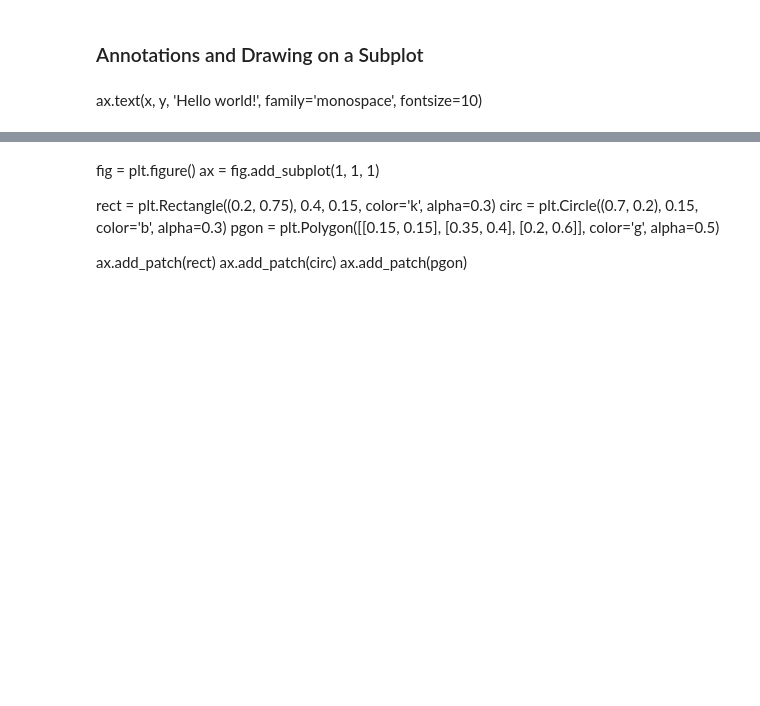
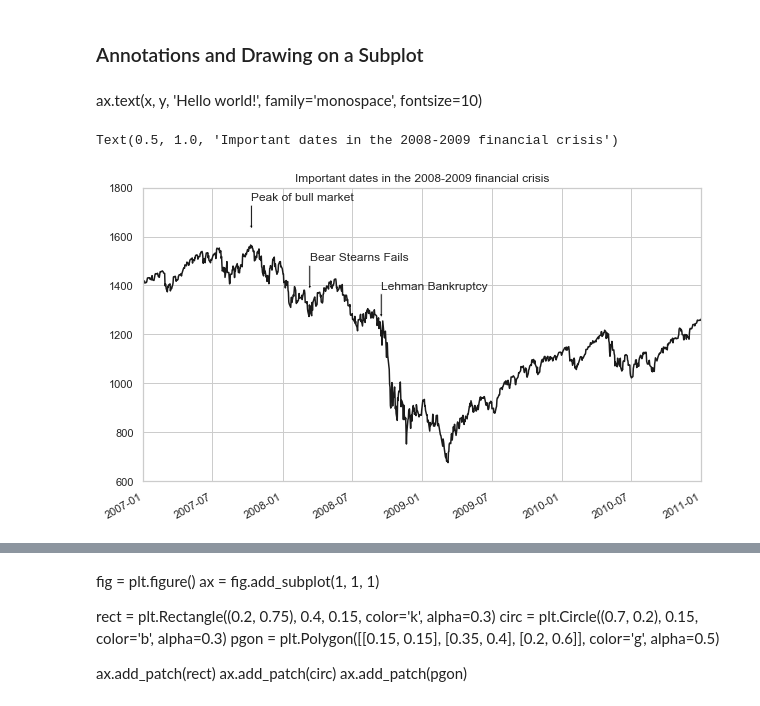
Before and after one commit to salmonofdoubt/MOOC, a Jupyter notebook: DA_OREILLY/CH08_PLOTTING_VISUALIZATION/ADV-plotting-visualization.ipynb, the cells around one changed output, grey strips where cells are left out. Cells and saved outputs as stored; diff of their text form; code cells hidden in the pictures; blank space fills up the shorter version.

```diff
--- a/DA_OREILLY/CH08_PLOTTING_VISUALIZATION/ADV-plotting-visualization.ipynb
+++ b/DA_OREILLY/CH08_PLOTTING_VISUALIZATION/ADV-plotting-visualization.ipynb
@@ -121,31 +197,34 @@ ax.text(x, y, 'Hello world!',
 # %%
 from datetime import datetime
 
 fig = plt.figure()
 ax = fig.add_subplot(1, 1, 1)
 
-data = pd.read_csv('examples/spx.csv', index_col=0, parse_dates=True)
+data = pd.read_csv('../examples/spx.csv', index_col=0, parse_dates=True)
 spx = data['SPX']
 
 spx.plot(ax=ax, style='k-')
 
 crisis_data = [
     (datetime(2007, 10, 11), 'Peak of bull market'),
     (datetime(2008, 3, 12), 'Bear Stearns Fails'),
     (datetime(2008, 9, 15), 'Lehman Bankruptcy')
 ]
 
 for date, label in crisis_data:
     ax.annotate(label, xy=(date, spx.asof(date) + 75),
                 xytext=(date, spx.asof(date) + 225),
                 arrowprops=dict(facecolor='black', headwidth=4, width=2,
                                 headlength=4),
                 horizontalalignment='left', verticalalignment='top')
 
 # Zoom in on 2007-2010
 ax.set_xlim(['1/1/2007', '1/1/2011'])
 ax.set_ylim([600, 1800])
 
 ax.set_title('Important dates in the 2008-2009 financial crisis')
+# %% [output]
+Text(0.5, 1.0, 'Important dates in the 2008-2009 financial crisis')
+[figure, added]
 # %%
 ax.set_title('Important dates in the 2008–2009 financial crisis')
```
Also changed, not shown: parts of 46 cells of this notebook, 1 other file.
